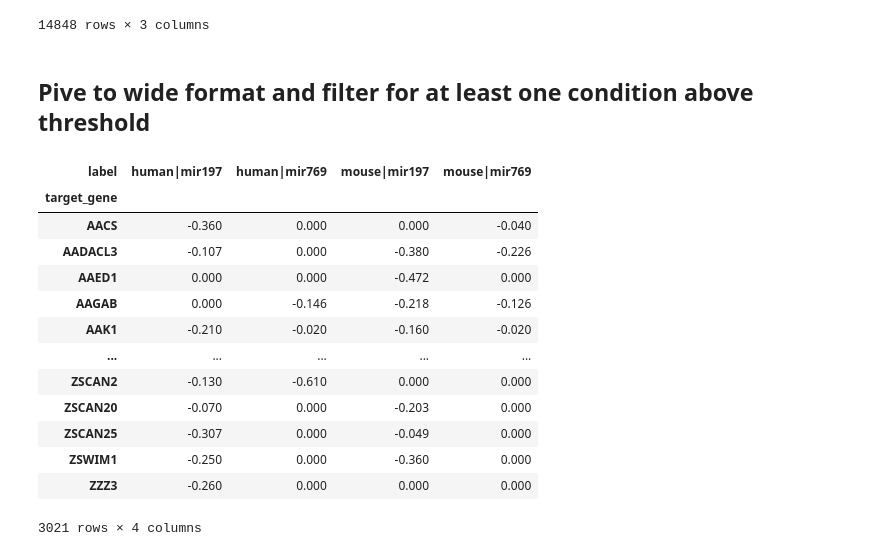
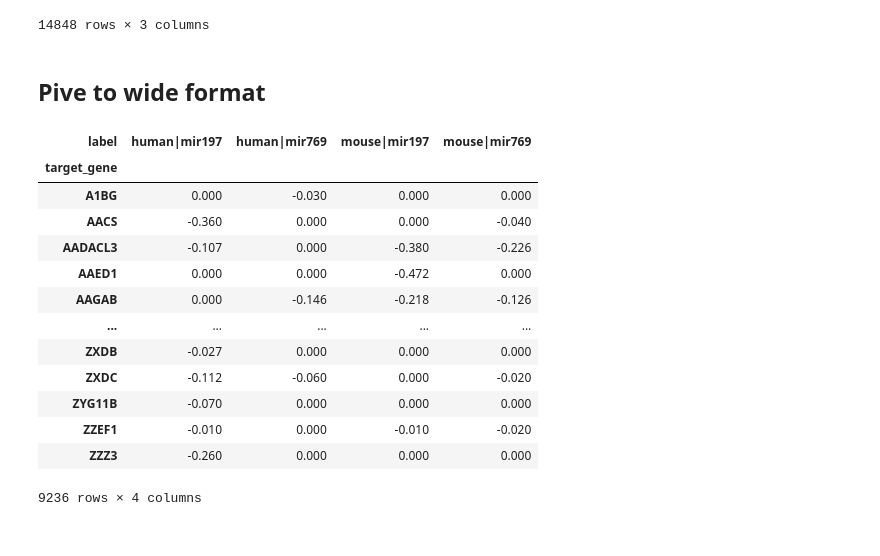
Before and after one commit to felixlangschied/rodent_loss, a Jupyter notebook: analyses/target_scan/notebooks/plot_contextscore.ipynb, the cells around one changed output. Saved outputs shown, nothing was run; the diff lists cells and outputs as text; code cells hidden in the pictures.

```diff
--- a/analyses/target_scan/notebooks/plot_contextscore.ipynb
+++ b/analyses/target_scan/notebooks/plot_contextscore.ipynb
@@ -29,24 +30,22 @@ display(tardf)
 | 14847 | NT5C3A | -0.270 | human|mir197 |
 14848 rows × 3 columns
 # %% [markdown]
-## Pive to wide format and filter for at least one condition above threshold
+## Pive to wide format
 # %%
 pivdf = tardf.pivot_table(values='Total context++ score', index=['target_gene'], columns=['label'], fill_value=0)
-t = -0.2
-pivdf = pivdf[pivdf.lt(t).any(axis=1)]
 display(pivdf)
 # %% [output]
 | label | human|mir197 | human|mir769 | mouse|mir197 | mouse|mir769 |
 | target_gene |  |  |  |  |
+| A1BG | 0.000 | -0.030 | 0.000 | 0.000 |
 | AACS | -0.360 | 0.000 | 0.000 | -0.040 |
 | AADACL3 | -0.107 | 0.000 | -0.380 | -0.226 |
 | AAED1 | 0.000 | 0.000 | -0.472 | 0.000 |
 | AAGAB | 0.000 | -0.146 | -0.218 | -0.126 |
-| AAK1 | -0.210 | -0.020 | -0.160 | -0.020 |
 | ... | ... | ... | ... | ... |
-| ZSCAN2 | -0.130 | -0.610 | 0.000 | 0.000 |
-| ZSCAN20 | -0.070 | 0.000 | -0.203 | 0.000 |
-| ZSCAN25 | -0.307 | 0.000 | -0.049 | 0.000 |
-| ZSWIM1 | -0.250 | 0.000 | -0.360 | 0.000 |
+| ZXDB | -0.027 | 0.000 | 0.000 | 0.000 |
+| ZXDC | -0.112 | -0.060 | 0.000 | -0.020 |
+| ZYG11B | -0.070 | 0.000 | 0.000 | 0.000 |
+| ZZEF1 | -0.010 | 0.000 | -0.010 | -0.020 |
 | ZZZ3 | -0.260 | 0.000 | 0.000 | 0.000 |
-3021 rows × 4 columns
+9236 rows × 4 columns
```
Also changed, not shown: parts of 6 cells of this notebook, 4 other files.
